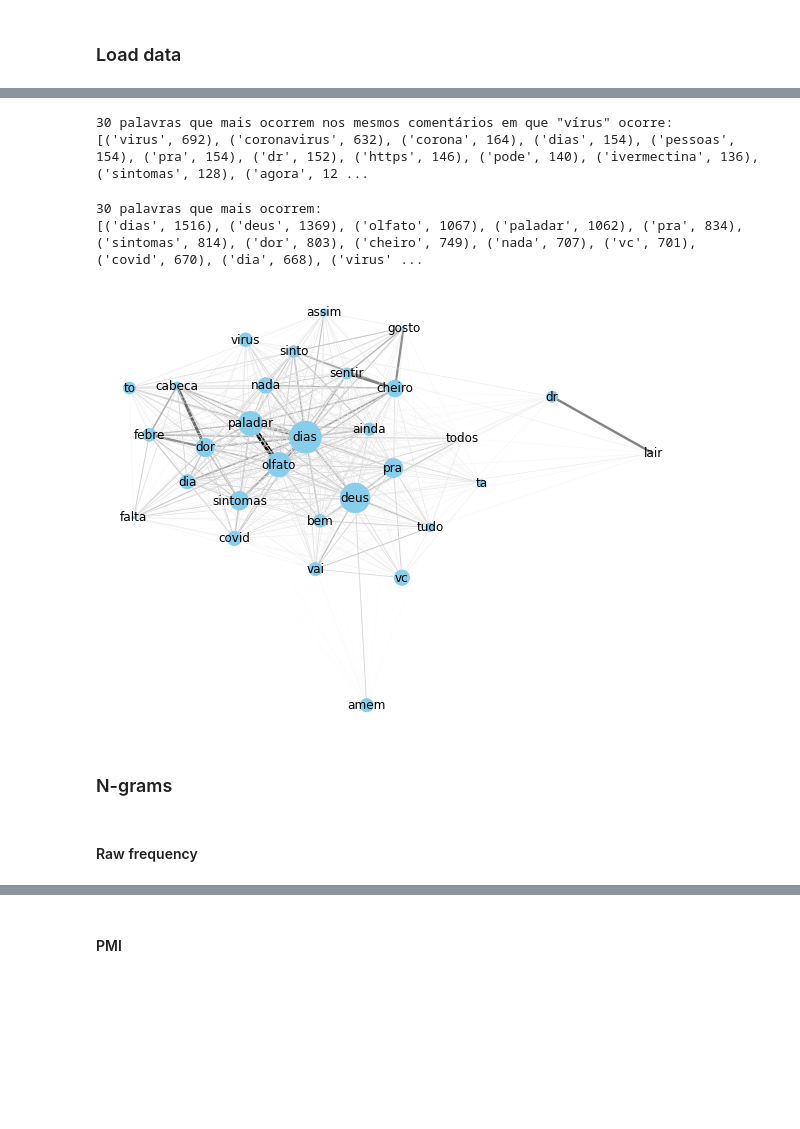
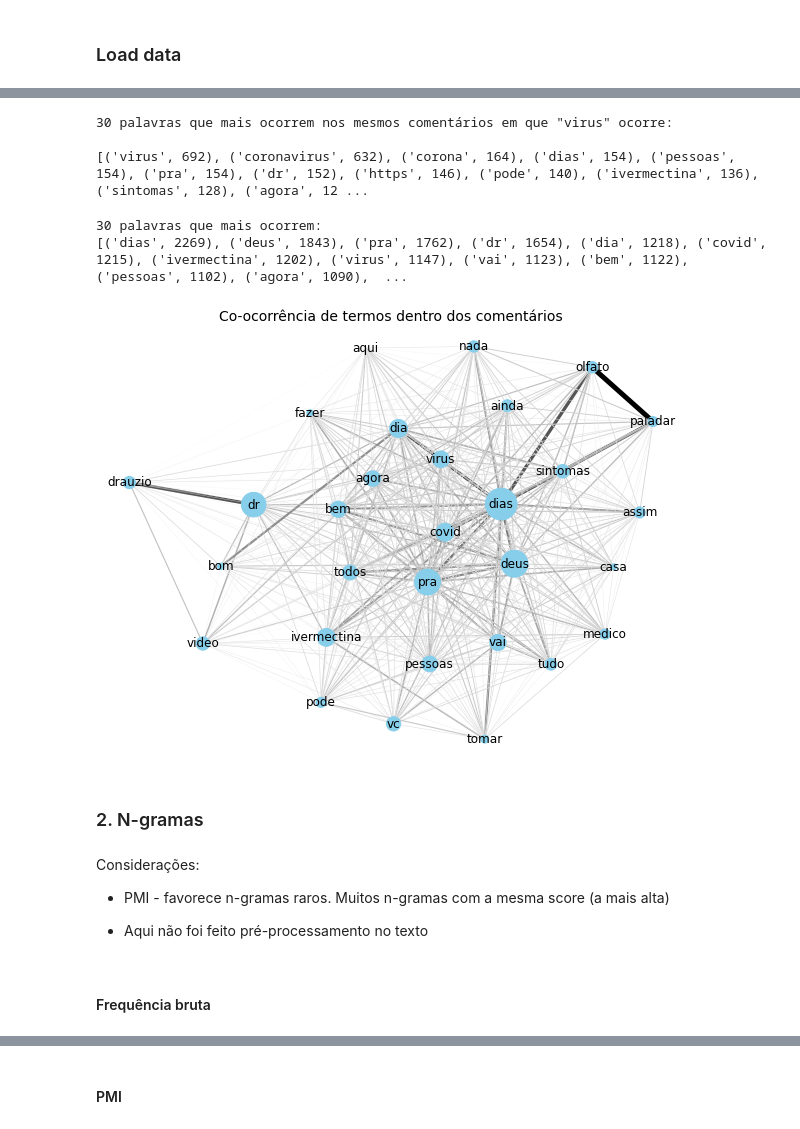
Before and after one commit to PIIMR-CDA/analises, a Jupyter notebook: co_occurence.ipynb, the cells around one changed output, grey strips where cells are left out. Cells and saved outputs as stored; diff of their text form; code cells hidden in the pictures; blank space fills up the shorter version.

Commit message:
Score N-grams + select words with higher std

```diff
--- a/co_occurence.ipynb
+++ b/co_occurence.ipynb
@@ -41,10 +41,12 @@ def word_occurence_matrix(text, target=None, stop_words=None, binary=True):
     Otherwise, it represents the count of how many times that word appears in that message.
     '''
     preprocessor = CountVectorizer(strip_accents='unicode').build_preprocessor()
-    stop_words = [preprocessor(word) for word in stop_words] #preprocesses stop words
     if target:
         target = preprocessor(target) #preprocesses target word
-        text = text[text.str.contains(target)] #Filter comments in which target word is present
+        text = list(filter(lambda x : target in x, text)) #Filter comments in which target word is present
+    if stop_words:
+        stop_words = [preprocessor(word) for word in stop_words] #preprocesses stop words
+    text = [preprocessor(msg) for msg in text] #preprocesses text
 
     #calculates word count for each message
     vectorizer = CountVectorizer(strip_accents='unicode', stop_words=stop_words, binary=binary)
@@ -59,8 +61,7 @@ def co_occurence_matrix(word_occurence_matrix):
     Co-occurence matrix created based on the word count/occurence matrix.
     In other words, this co-occurence matrix will consider each message as the context for all words in it.
     '''
-    co_X = np.vstack(X)
-    co_X = co_X @ co_X.T
+    co_X = word_occurence_matrix.T @ word_occurence_matrix
     np.fill_diagonal(co_X, 0)
     return co_X
 
@@ -76,7 +77,7 @@ def score_ngrams(text, freq_filter=1, score_metric=BigramAssocMeasures().pmi):
 # %% [markdown]
 ### Load data
 # %%
-data = pd.read_csv('../comentarios.csv', usecols=['text'])['text'].dropna()
+data = pd.read_csv('../comentarios_sorted_votes.csv', usecols=['text'])['text'].dropna()
 stop_words = [word.rstrip() for word in open('stopwords.txt')]
 N = 30 #Consider only the N most frequent words
 # %% [markdown]
@@ -86,47 +93,57 @@ X, labels = word_occurence_matrix(data, target='virus', stop_words=stop_words)
 
 word_count = X.sum(axis=0) #no. of comments containing A in which each word appears
 word_count = sorted(zip(labels, word_count), reverse=True, key=lambda tupl : tupl[1])
-print(f'{N} palavras que mais ocorrem nos mesmos comentários em que "vírus" ocorre:')
+print(f'{N} palavras que mais ocorrem nos mesmos comentários em que "virus" ocorre:\n')
 print(word_count[:N])
 # %% [output]
-30 palavras que mais ocorrem nos mesmos comentários em que "vírus" ocorre:
+30 palavras que mais ocorrem nos mesmos comentários em que "virus" ocorre:
+
 [('virus', 692), ('coronavirus', 632), ('corona', 164), ('dias', 154), ('pessoas', 154), ('pra', 154), ('dr', 152), ('https', 146), ('pode', 140), ('ivermectina', 136), ('sintomas', 128), ('agora', 12 ...
 # %%
-X, labels = word_occurence_matrix(data[:10000], stop_words=stop_words) #using only data[:10000] bc data is too big
+#Using data[:15000] bc data is too big. It would be better to use a subset of comments based on most the freq words
+X, labels = word_occurence_matrix(data[:17000], stop_words=stop_words)
 
 #Selects only the N most frequent words. Otherwise, co_X would be giant
 word_count = X.sum(axis=0)
 most_freq_zipped = sorted(zip(word_count, labels, X.T), reverse=True)[:N]
-word_count, labels, X = zip(*most_freq_zipped)
+word_count, labels, X_t = zip(*most_freq_zipped)
 
+X = np.vstack(X_t).T #After unzip, X_t is (words x comments)
 co_X = co_occurence_matrix(X)
 # %%
 print("30 palavras que mais ocorrem:")
 print(list(zip(labels, word_count)))
 # %% [output]
 30 palavras que mais ocorrem:
-[('dias', 1516), ('deus', 1369), ('olfato', 1067), ('paladar', 1062), ('pra', 834), ('sintomas', 814), ('dor', 803), ('cheiro', 749), ('nada', 707), ('vc', 701), ('covid', 670), ('dia', 668), ('virus' ...
+[('dias', 2269), ('deus', 1843), ('pra', 1762), ('dr', 1654), ('dia', 1218), ('covid', 1215), ('ivermectina', 1202), ('virus', 1147), ('vai', 1123), ('bem', 1122), ('pessoas', 1102), ('agora', 1090),  ...
 # %%
 G = nx.Graph()
 
 for i, row in enumerate(co_X):
     for j, co in enumerate(co_X[i]):
         G.add_edge(labels[i], labels[j], weight=(co))
 
 edges, weights = zip(*nx.get_edge_attributes(G,'weight').items())
 norm_weights = (weights - min(weights)) / (max(weights) - min(weights))
 norm_count = (word_count - min(word_count)) / (max(word_count) - min(word_count))
 
 plt.figure(figsize=(8,6))
 nx.draw(G, with_labels=True, node_color='skyblue', edgelist=edges, width=norm_weights*5,
         edge_color=norm_weights, edge_cmap=cm.get_cmap('binary'), node_size=norm_count*1000,
         pos = nx.spring_layout(G, k=1))
+plt.title('Co-ocorrência de termos dentro dos comentários', fontsize=14)
 plt.show()
 # %% [output]
-[figure, old version]
+[figure, new version]
 # %% [markdown]
-### N-grams
+### 2. N-gramas
-# %% [markdown]
-#### Raw frequency
+# %% [markdown]
+Considerações:
+
+- PMI - favorece n-gramas raros. Muitos n-gramas com a mesma score (a mais alta)
+
+- Aqui não foi feito pré-processamento no texto
+# %% [markdown]
+#### Frequência bruta
 # %%
 freq = BigramAssocMeasures().raw_freq
```
Also changed, not shown: parts of 10 cells of this notebook.
